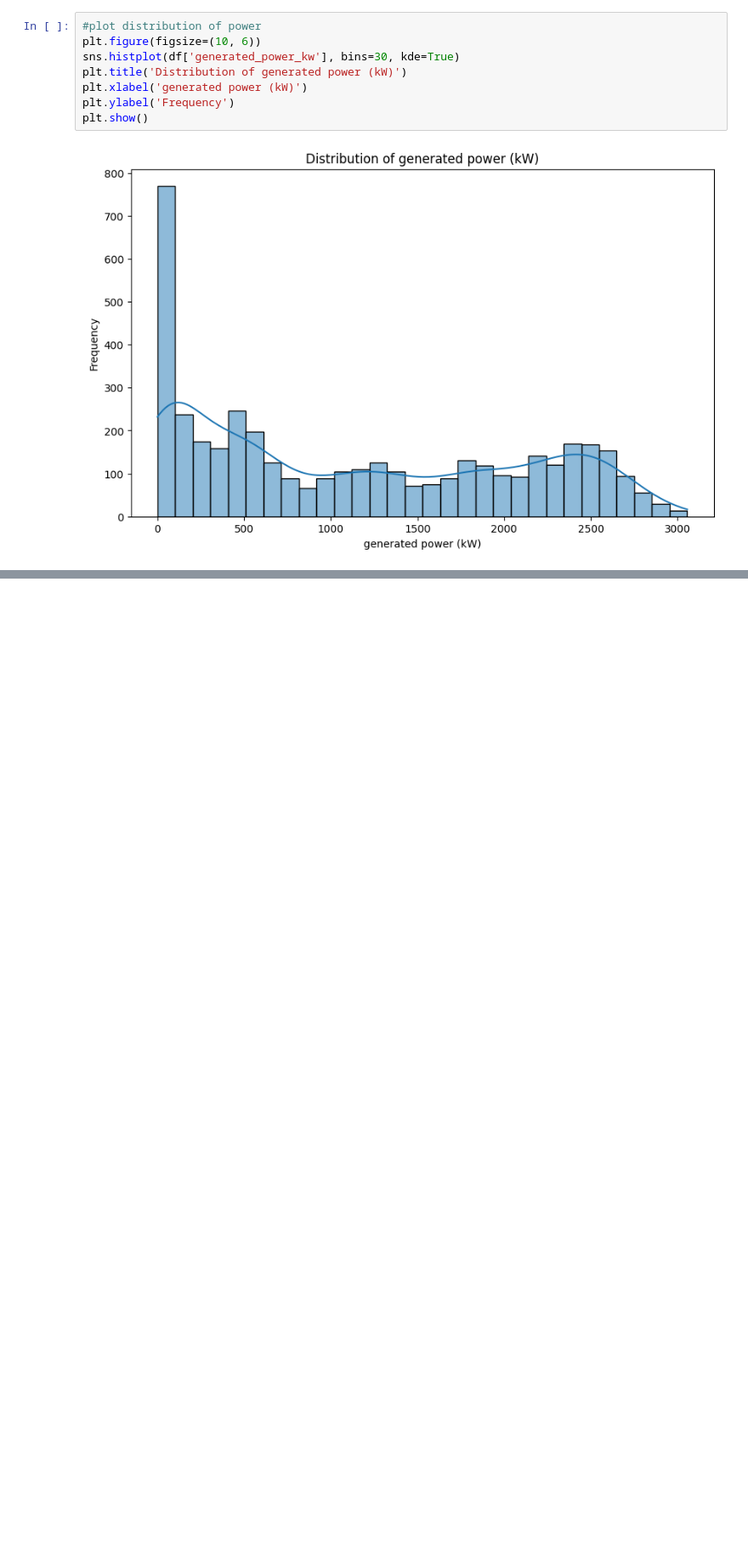
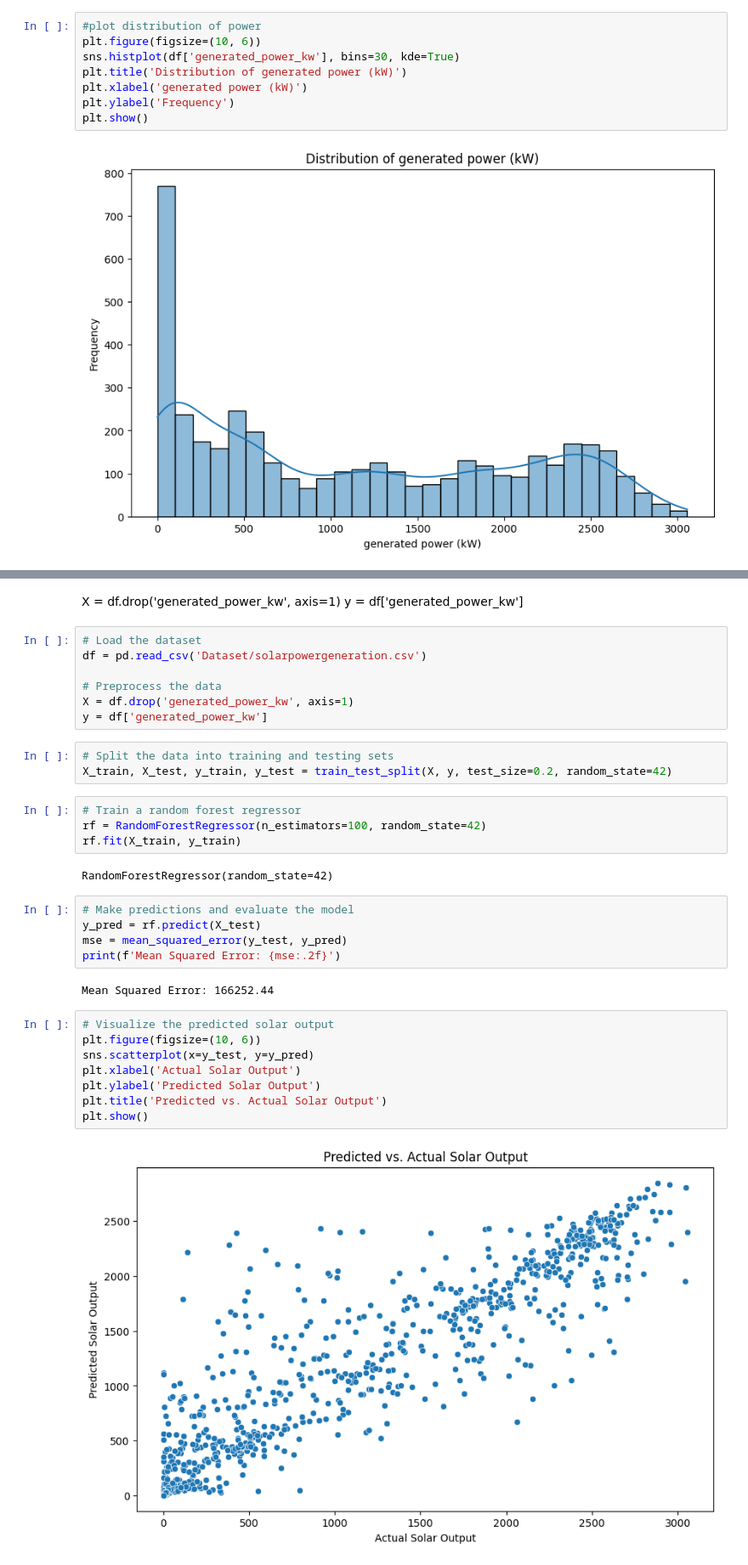
Before and after one commit to SecureAICoder/Solar_Power_Prediction-WeekOne, a Jupyter notebook: solarpowerprediction.ipynb, the cells around one changed output, grey strips where cells are left out. Shown: that part at 85% size. Drawn from its saved outputs; the diff is of its cells as text; blank space fills up the shorter version.

```diff
--- a/solarpowerprediction.ipynb
+++ b/solarpowerprediction.ipynb
@@ -163,0 +176,36 @@ plt.show()
+# %% [markdown]
+X = df.drop('generated_power_kw', axis=1)
+y = df['generated_power_kw']
+# %%
+# Load the dataset
+df = pd.read_csv('Dataset/solarpowergeneration.csv')
+
+# Preprocess the data
+X = df.drop('generated_power_kw', axis=1)
+y = df['generated_power_kw']
+# %%
+# Split the data into training and testing sets
+X_train, X_test, y_train, y_test = train_test_split(X, y, test_size=0.2, random_state=42)
+# %%
+# Train a random forest regressor
+rf = RandomForestRegressor(n_estimators=100, random_state=42)
+rf.fit(X_train, y_train)
+# %% [output]
+RandomForestRegressor(random_state=42)
+# %%
+# Make predictions and evaluate the model
+y_pred = rf.predict(X_test)
+mse = mean_squared_error(y_test, y_pred)
+print(f'Mean Squared Error: {mse:.2f}')
+# %% [output]
+Mean Squared Error: 166252.44
+# %%
+# Visualize the predicted solar output
+plt.figure(figsize=(10, 6))
+sns.scatterplot(x=y_test, y=y_pred)
+plt.xlabel('Actual Solar Output')
+plt.ylabel('Predicted Solar Output')
+plt.title('Predicted vs. Actual Solar Output')
+plt.show()
+# %% [output]
+[figure, added]
```
Also changed, not shown: parts of 5 cells of this notebook.
